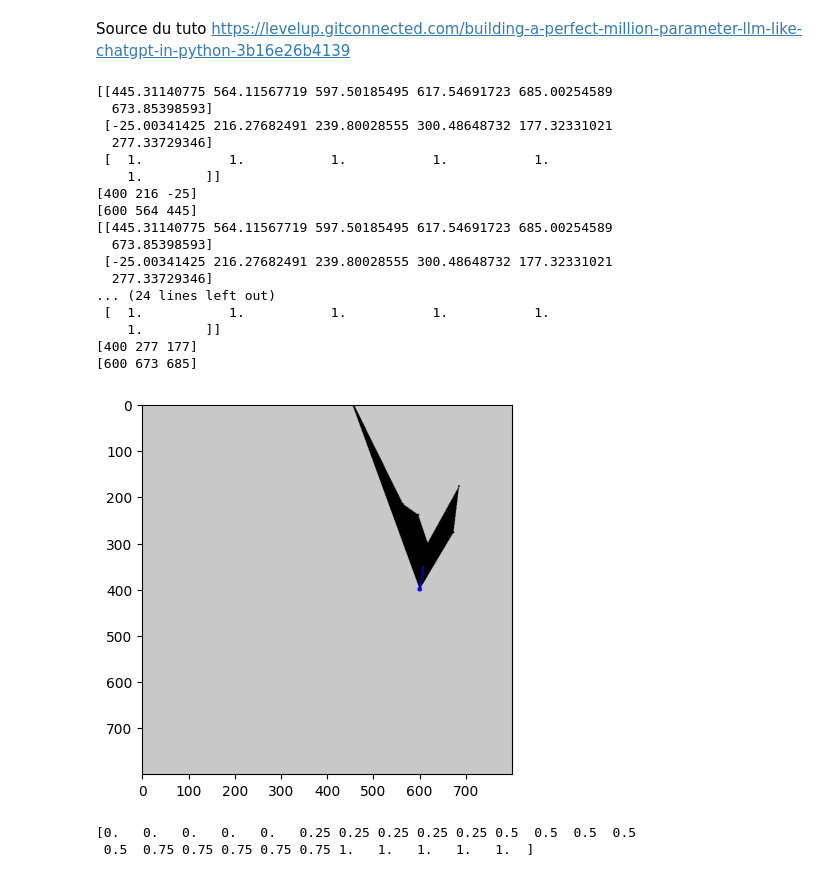
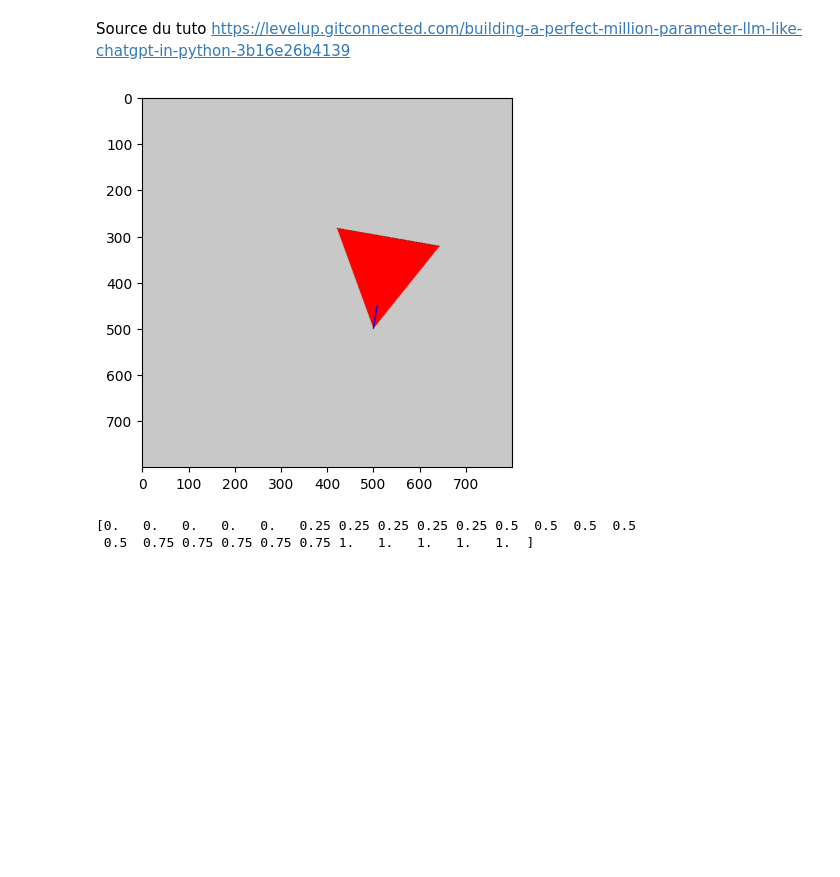
Before and after one commit to cyFou/testColab, a Jupyter notebook: ia2thor.ipynb, the cells around one changed output. Cells and saved outputs as stored; diff of their text form; code cells hidden in the pictures; blank space fills up the shorter version.

```diff
--- a/ia2thor.ipynb
+++ b/ia2thor.ipynb
@@ -9,6 +9,7 @@ import matplotlib.pyplot as plt
 import cv2
 import math
 from skimage.draw import polygon
+from skimage.draw import polygon_perimeter
 
 
 MAP_SCALE = 100        # px/m
@@ -26,12 +27,13 @@ def draw_map():
     """Convertir la grille d’occupation en image affichable"""
     img = np.zeros((MAP_SIZE, MAP_SIZE, 3), dtype=np.uint8)
     img[occupancy_grid == -1] = (200, 200, 200)  # inconnu
-    img[occupancy_grid == 0] = (255, 255, 255)  # libre
+    img[occupancy_grid == 0] = (255, 0, 0)  # libre
     img[occupancy_grid == 1] = (0, 0, 0)        # obstacle
+
     return img
 
-px = 2
-pz = 0
+px = 1
+pz = -1
 zy = -10
 
 # Matrice de rotation autour de Y (dans le plan XZ)
@@ -48,71 +50,50 @@ map_matrix =([
     ])
 
 clip_distance_max = 5
-nbP = 6
-#lidar = np.ones(nbP) * 2.0
-lidar = np.random.uniform(low=1, high=4, size=nbP)
-px,pz = world_to_map(px,pz)
+nbP = 200
+lidar = np.ones(nbP) * 2.0
+# lidar = np.random.uniform(low=1, high=4, size=nbP)
+#px,pz = world_to_map(px,pz)
 
 # les point de depth
 fov = 60
 W = nbP
 fx = W / (2 * math.tan(math.radians(fov / 2)))
 cx = W / 2
 
 #ramener les point du lidar dans le repère du monde
-r = np.arange(W)
-r.astype(float)
+step_px =5
+lidar = lidar[::step_px]
+r = np.arange(0,W,step_px,float)
+W=lidar.shape[0]
 valid = (lidar > 0) & (lidar < clip_distance_max) #remove from the depth image all values above a given value (meters).
 valid = np.ravel(valid)
 X = lidar * (r-cx) / fx
 Z = np.ravel(lidar)[valid]
 X = np.ravel(X)[valid]
-X=np.stack((X,lidar,np.ones(nbP)))
+X = np.stack((X,Z,np.ones(W)))
 X = world_matrix @ X
 X = map_matrix @ X
-for u in range(W):
-  if u>0:
-    x = np.array([pz, int(X[1][u]), int(X[1][u-1])])
-    y = np.array([px, int(X[0][u]), int(X[0][u-1])])
-    # Récupère les indices des pixels dans le triangle
-    rr, cc = polygon(x, y, occupancy_grid.shape)
-    # Remplir avec 1
-    occupancy_grid[rr, cc] = 1
+
+occupancy_grid[polygon_perimeter(X[1],X[0])] = 1
+
+X = np.hstack((X, map_matrix @ np.array([[px], [pz], [1.0]])) )
+rr, cc = polygon(X[1], X[0], occupancy_grid.shape)
+occupancy_grid[rr, cc] = 0
 
 #position du robot
 minimap = draw_map()
 cv2.circle(minimap, (px,pz), 5, (0, 0, 255), -1)
 
 # Dessiner l'orientation
 l = world_matrix @ np.array([0, 0.5,1])
-cv2.line(minimap, (px,pz), world_to_map(l[0], l[1]), (0, 0, 255), 2)
-
-for u in range(W):
-  cv2.circle(minimap, (int(X[0][u]), int(X[1][u])), 2, (0, 0, 0), -1)  # obstacle
-
+cv2.line(minimap, world_to_map(px,pz), world_to_map(l[0], l[1]), (0, 0, 255), 2)
 
 # Display the array as a grayscale image
 plt.imshow(minimap)
 plt.show()
 # %% [output]
-[[445.31140775 564.11567719 597.50185495 617.54691723 685.00254589
-  673.85398593]
- [-25.00341425 216.27682491 239.80028555 300.48648732 177.32331021
-  277.33729346]
- [  1.           1.           1.           1.           1.
-    1.        ]]
-[400 216 -25]
-[600 564 445]
-[[445.31140775 564.11567719 597.50185495 617.54691723 685.00254589
-  673.85398593]
- [-25.00341425 216.27682491 239.80028555 300.48648732 177.32331021
-  277.33729346]
-... (24 lines left out)
- [  1.           1.           1.           1.           1.
-    1.        ]]
-[400 277 177]
-[600 673 685]
-[figure, old version]
+[figure, new version]
 # %%
 X, Y = np.mgrid[0:1:5j, 0:1:5j]
 x, y = X.ravel(), Y.ravel()
```
